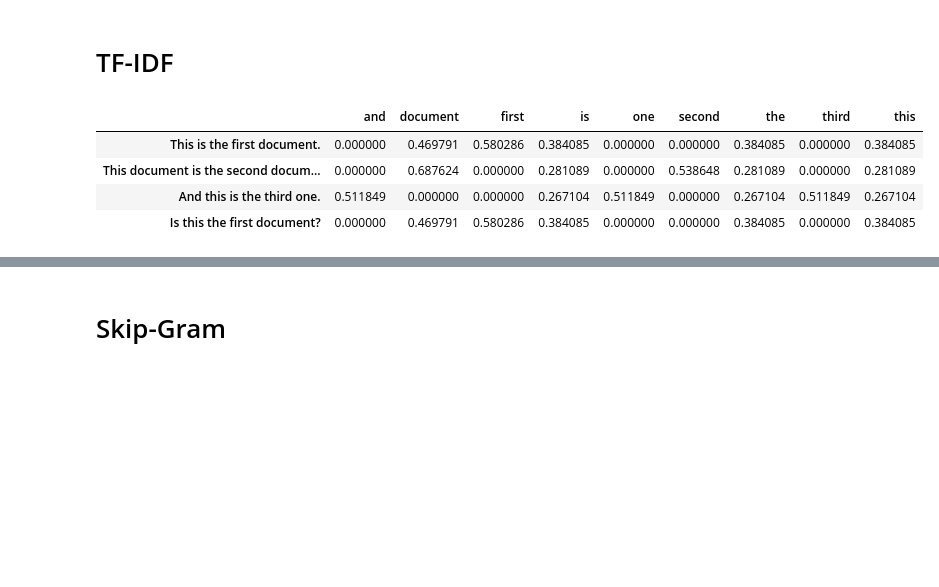
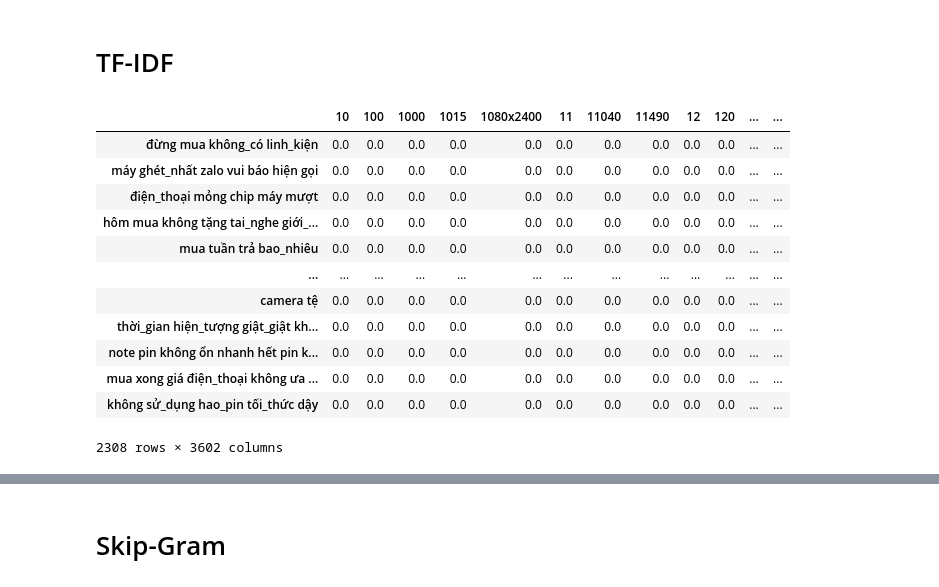
Before and after one commit to DinhManhAVG/Comment-Sentiment-Analysis, a Jupyter notebook: feature_extraction/feature_extraction.ipynb, the cells around one changed output, grey strips where cells are left out. Drawn from its saved outputs; the diff is of its cells as text; code cells hidden in the pictures; blank space fills up the shorter version.

```diff
--- a/feature_extraction/feature_extraction.ipynb
+++ b/feature_extraction/feature_extraction.ipynb
@@ -8,5 +13,5 @@ import itertools
 # %%
 # Read your CSV file
-df = pd.read_csv('../data/phone_ratings_cleaned.csv')
+df = pd.read_csv('../data/phone_ratings_cleaned_final.csv')
 df.head()
 # %% [output]
@@ -19,7 +24,7 @@ df.head()
 # %% [markdown]
 # 1. One Hot Encoding
 # %%
-comments = df['comment'].astype(str).tolist()
+comments = df['comment_clean'].astype(str).tolist()
 # %%
 comment_one_hot_encoding = comments
 # %%
@@ -188,9 +214,22 @@ X = vectorizer.fit_transform(corpus)
+# %%
+comment_tf_idf = comments
+# %%
+vectorizer = TfidfVectorizer()
+X = vectorizer.fit_transform(comment_tf_idf)
 # %%
-df = pd.DataFrame(X.toarray(), columns=vectorizer.get_feature_names_out(), index=corpus)
+df = pd.DataFrame(X.toarray(), columns=vectorizer.get_feature_names_out(), index=comment_tf_idf)
 df
 # %% [output]
-|  | and | document | first | is | one | second | the | third | this |
-| This is the first document. | 0.000000 | 0.469791 | 0.580286 | 0.384085 | 0.000000 | 0.000000 | 0.384085 | 0.000000 | 0.384085 |
-| This document is the second docum... | 0.000000 | 0.687624 | 0.000000 | 0.281089 | 0.000000 | 0.538648 | 0.281089 | 0.000000 | 0.281089 |
-| And this is the third one. | 0.511849 | 0.000000 | 0.000000 | 0.267104 | 0.511849 | 0.000000 | 0.267104 | 0.511849 | 0.267104 |
-| Is this the first document? | 0.000000 | 0.469791 | 0.580286 | 0.384085 | 0.000000 | 0.000000 | 0.384085 | 0.000000 | 0.384085 |
+|  | 10 | 100 | 1000 | 1015 | 1080x2400 | 11 | 11040 | 11490 | 12 | 120 | ... | ... |
+| đừng mua không_có linh_kiện | 0.0 | 0.0 | 0.0 | 0.0 | 0.0 | 0.0 | 0.0 | 0.0 | 0.0 | 0.0 | ... | ... |
+| máy ghét_nhất zalo vui báo hiện gọi | 0.0 | 0.0 | 0.0 | 0.0 | 0.0 | 0.0 | 0.0 | 0.0 | 0.0 | 0.0 | ... | ... |
+| điện_thoại mỏng chip máy mượt | 0.0 | 0.0 | 0.0 | 0.0 | 0.0 | 0.0 | 0.0 | 0.0 | 0.0 | 0.0 | ... | ... |
+| hôm mua không tặng tai_nghe giới_... | 0.0 | 0.0 | 0.0 | 0.0 | 0.0 | 0.0 | 0.0 | 0.0 | 0.0 | 0.0 | ... | ... |
+| mua tuần trả bao_nhiêu | 0.0 | 0.0 | 0.0 | 0.0 | 0.0 | 0.0 | 0.0 | 0.0 | 0.0 | 0.0 | ... | ... |
+| ... | ... | ... | ... | ... | ... | ... | ... | ... | ... | ... | ... | ... |
+| camera tệ | 0.0 | 0.0 | 0.0 | 0.0 | 0.0 | 0.0 | 0.0 | 0.0 | 0.0 | 0.0 | ... | ... |
+| thời_gian hiện_tượng giật_giật kh... | 0.0 | 0.0 | 0.0 | 0.0 | 0.0 | 0.0 | 0.0 | 0.0 | 0.0 | 0.0 | ... | ... |
+| note pin không ổn nhanh hết pin k... | 0.0 | 0.0 | 0.0 | 0.0 | 0.0 | 0.0 | 0.0 | 0.0 | 0.0 | 0.0 | ... | ... |
+| mua xong giá điện_thoại không ưa ... | 0.0 | 0.0 | 0.0 | 0.0 | 0.0 | 0.0 | 0.0 | 0.0 | 0.0 | 0.0 | ... | ... |
+| không sử_dụng hao_pin tối_thức dậy | 0.0 | 0.0 | 0.0 | 0.0 | 0.0 | 0.0 | 0.0 | 0.0 | 0.0 | 0.0 | ... | ... |
+2308 rows × 3602 columns
```
Also changed, not shown: parts of 28 cells of this notebook, 5 other files.
